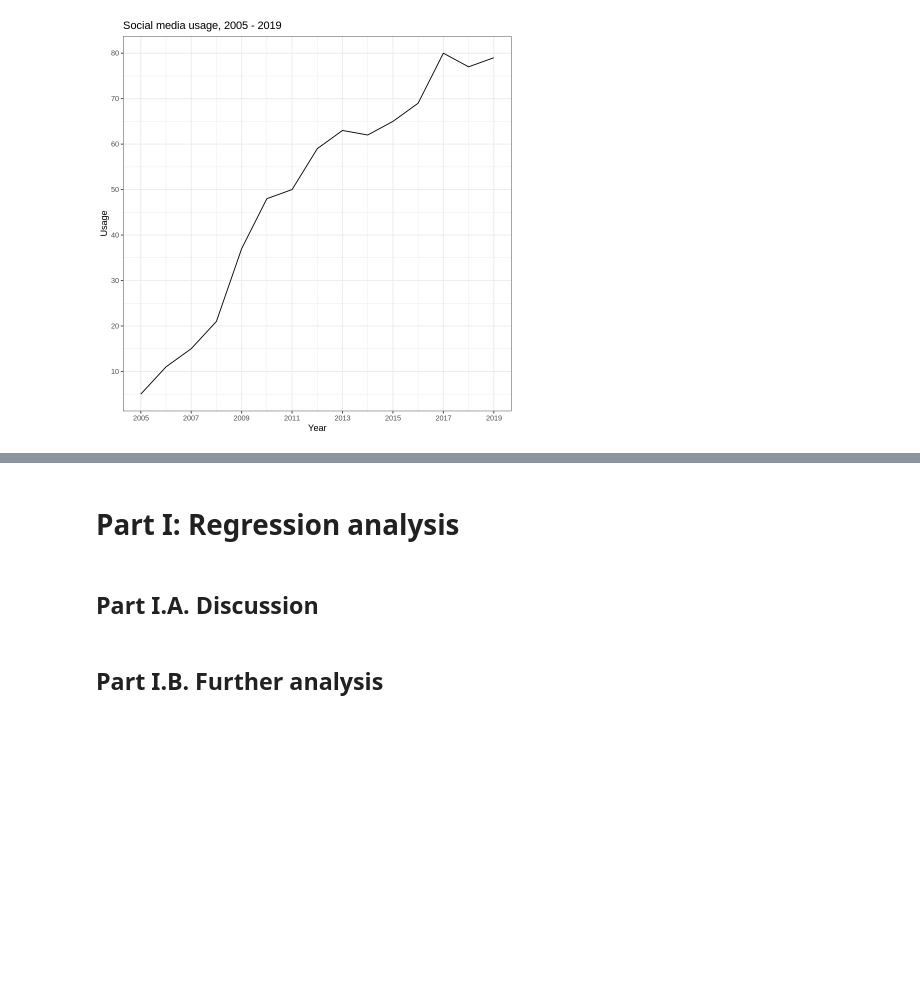
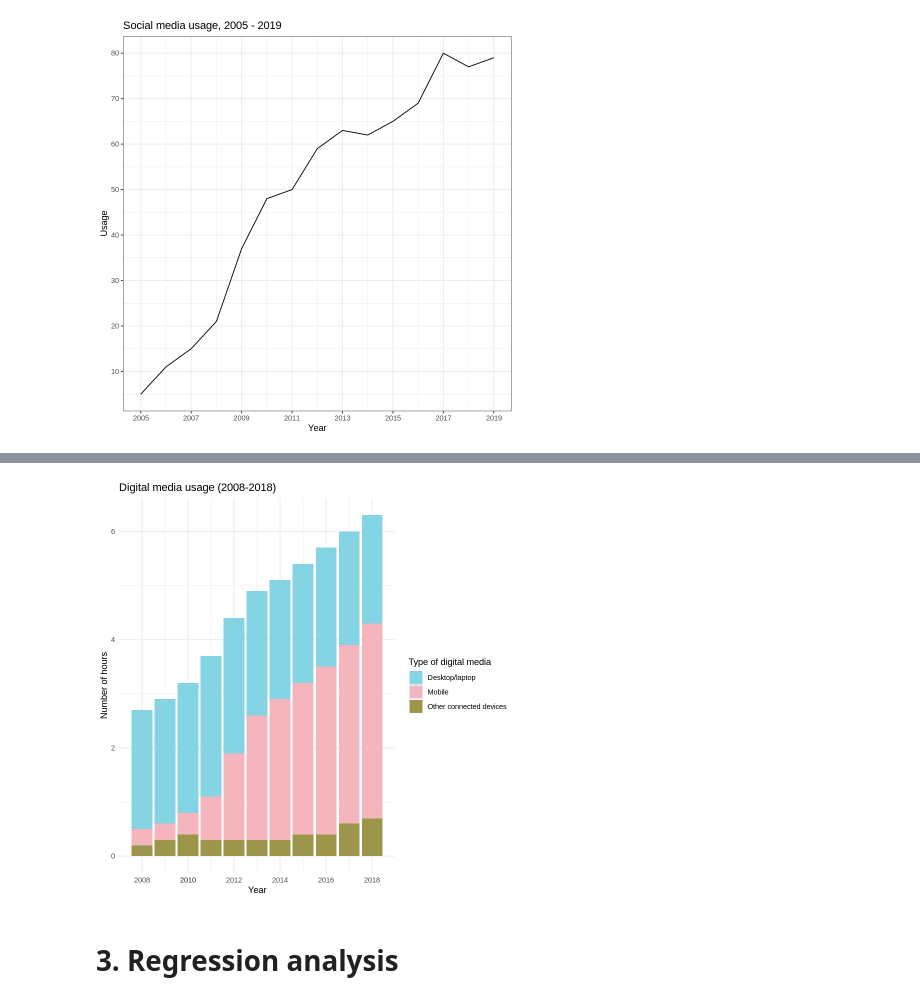
Before and after one commit to ceelkamalayko/API201DFinalExercise, a Jupyter notebook: Final_Exercise_notebook.ipynb, the cells around one changed output, grey strips where cells are left out. Cells and saved outputs as stored; diff of their text form; code cells hidden in the pictures; blank space fills up the shorter version.

```diff
--- a/Final_Exercise_notebook.ipynb
+++ b/Final_Exercise_notebook.ipynb
@@ -145,0 +508,5 @@ df_techusage %>%
+# %%
+# Importing dataset
+
+socialmediahours <- read.csv("https://raw.githubusercontent.com/LucasLMS9/API201DFinalExercise/main/daily-hours-spent-with-digital-media-per-adult-user.csv")
+head(socialmediahours)
@@ -145,0 +540,18 @@ df_techusage %>%
+# %%
+# Bar graph of hours spent on digital media
+
+# Grouping variables to be able to show a stacked bar chart
+
+stackeddigitalmedia <- pivot_longer(socialmediahours, cols = c("HoursMobile","HoursDesktoplaptop","HoursOtherconnecteddevices"), names_to = "Socialhours", values_to = "Count")
+
+# Plotting graph
+stackeddigitalmedia %>%
+  ggplot(aes(x=Year, y = Count, fill = Socialhours)) +
+  geom_bar(position = "stack", stat = "identity") +
+  labs(title = "Digital media usage (2008-2018)", x = "Year", y = "Number of hours", fill= "Type of digital media") +
+  scale_x_continuous(breaks = c(2008, 2010, 2010, 2012, 2014, 2016, 2018)) +
+  scale_fill_manual(values = wes_palette(n=3,name="Moonrise3"),
+                    labels = c("Desktop/laptop", "Mobile", "Other connected devices")) +
+  theme_minimal()
+# %% [output]
+[figure, added]
@@ -146,6 +562,2 @@ df_techusage %>%
 # %% [markdown]
-# Part I: Regression analysis
+# 3. Regression analysis
-# %% [markdown]
-## Part I.A. Discussion
-# %% [markdown]
-## Part I.B. Further analysis
```
Also changed, not shown: parts of 48 cells of this notebook.
